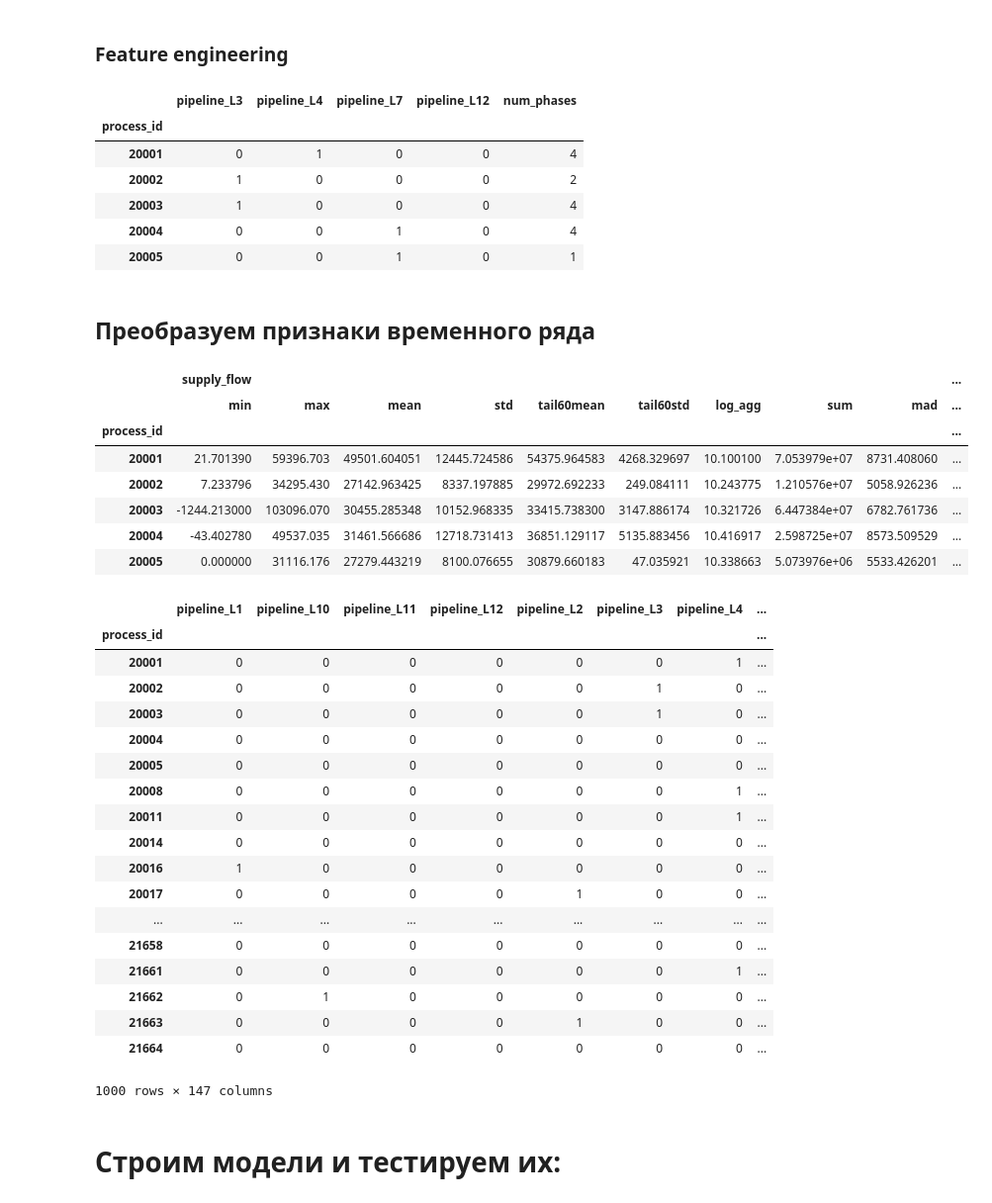
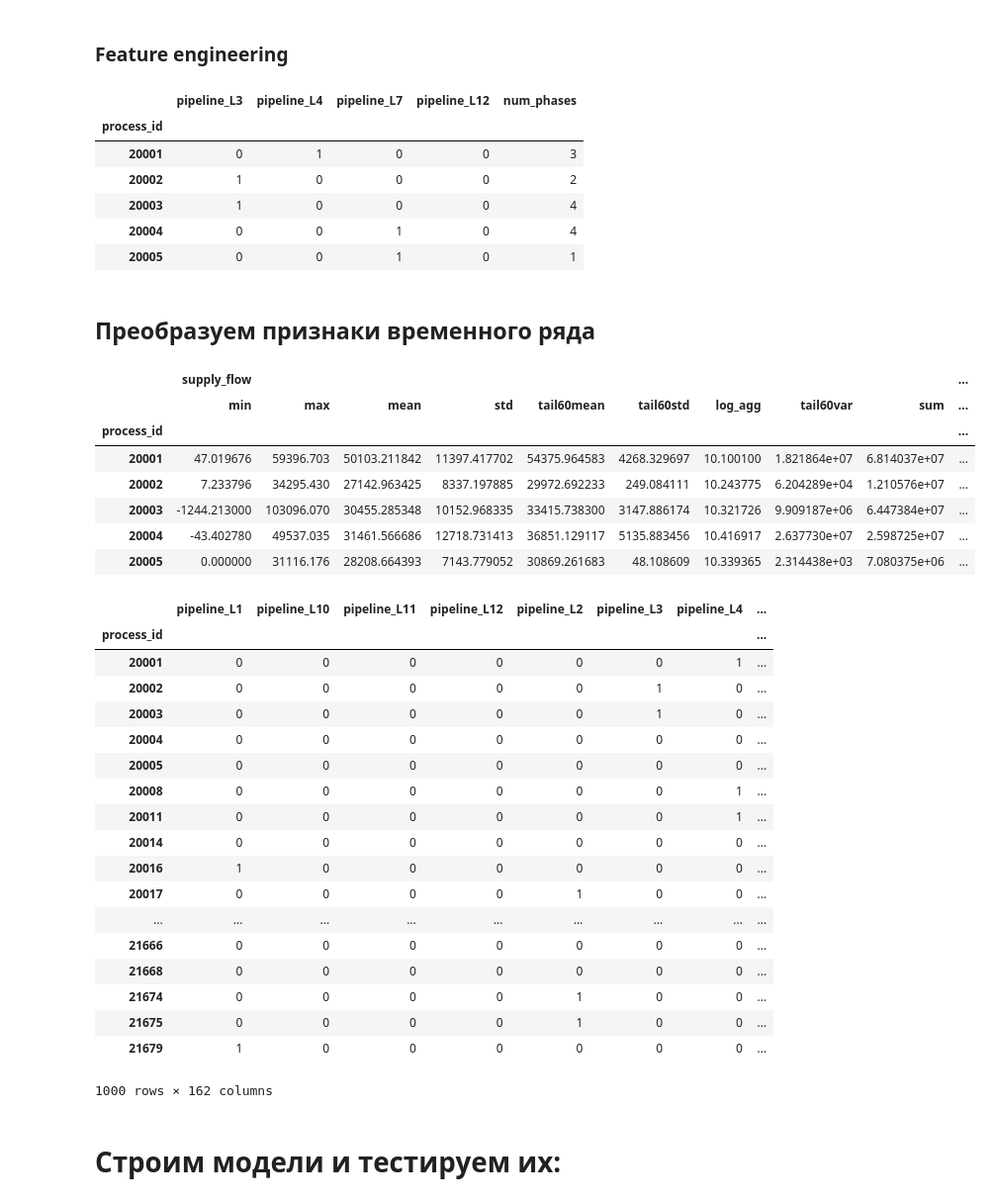
Before and after one commit to paniquex/MSU_2course_selection, a Jupyter notebook: first_task/Untitled.ipynb, the cells around one changed output. Shown at 99% size. Drawn from its saved outputs; the diff is of its cells as text; code cells hidden in the pictures.

```diff
--- a/first_task/Untitled.ipynb
+++ b/first_task/Untitled.ipynb
@@ -169,7 +169,7 @@ process_phases = train_data.process_phase.unique()
 rng = np.random.RandomState(13)
 to_keep = rng.choice(
                 process_phases,
-                size=np.int(len(process_phases) * 1),
+                size=np.int(len(process_phases) * 0.93),
                 replace=False)
 
 train_limited = train_data[train_data.process_phase.isin(to_keep)]
@@ -212,7 +212,7 @@ prep_metadata(train_limited.head(5000))
 # %% [output]
 |  | pipeline_L3 | pipeline_L4 | pipeline_L7 | pipeline_L12 | num_phases |
 | process_id |  |  |  |  |  |
-| 20001 | 0 | 1 | 0 | 0 | 4 |
+| 20001 | 0 | 1 | 0 | 0 | 3 |
 | 20002 | 1 | 0 | 0 | 0 | 2 |
 | 20003 | 1 | 0 | 0 | 0 | 4 |
 | 20004 | 0 | 0 | 1 | 0 | 4 |
@@ -257,40 +257,43 @@ def tail60std(x):
 
 def tail60median(x):
     return x.tail(60).median()
 
+def tail60var(x):
+    return x.tail(60).var()
 
 
 def log_agg(x):
     return np.log(abs(x.tail(1)) + 0.1)
 
 
 
 
 def prep_time_series_features(df, columns=None):
     if columns is None:
         columns = df.columns
 
     ts_df = df[ts_cols].set_index('process_id')
     # create features: min, max, mean, standard deviation, and mean of the last 50 observations
     ts_features = ts_df.groupby('process_id').aggregate(['min', 'max', 'mean', 'std',
                                                              tail60mean,
                                                              tail60std,
                                                              log_agg,
+                                                             tail60var,
                                                         'sum', 'mad'])
 
     return ts_features
 
 # show example for first 5,000 observations
 prep_time_series_features(train_limited.head(5000), columns=ts_cols)
 # %% [output]
 |  | supply_flow |  |  |  |  |  |  |  |  | ... |
-|  | min | max | mean | std | tail60mean | tail60std | log_agg | sum | mad | ... |
+|  | min | max | mean | std | tail60mean | tail60std | log_agg | tail60var | sum | ... |
 | process_id |  |  |  |  |  |  |  |  |  | ... |
-| 20001 | 21.701390 | 59396.703 | 49501.604051 | 12445.724586 | 54375.964583 | 4268.329697 | 10.100100 | 7.053979e+07 | 8731.408060 | ... |
-| 20002 | 7.233796 | 34295.430 | 27142.963425 | 8337.197885 | 29972.692233 | 249.084111 | 10.243775 | 1.210576e+07 | 5058.926236 | ... |
-| 20003 | -1244.213000 | 103096.070 | 30455.285348 | 10152.968335 | 33415.738300 | 3147.886174 | 10.321726 | 6.447384e+07 | 6782.761736 | ... |
-| 20004 | -43.402780 | 49537.035 | 31461.566686 | 12718.731413 | 36851.129117 | 5135.883456 | 10.416917 | 2.598725e+07 | 8573.509529 | ... |
-| 20005 | 0.000000 | 31116.176 | 27279.443219 | 8100.076655 | 30879.660183 | 47.035921 | 10.338663 | 5.073976e+06 | 5533.426201 | ... |
+| 20001 | 47.019676 | 59396.703 | 50103.211842 | 11397.417702 | 54375.964583 | 4268.329697 | 10.100100 | 1.821864e+07 | 6.814037e+07 | ... |
+| 20002 | 7.233796 | 34295.430 | 27142.963425 | 8337.197885 | 29972.692233 | 249.084111 | 10.243775 | 6.204289e+04 | 1.210576e+07 | ... |
+| 20003 | -1244.213000 | 103096.070 | 30455.285348 | 10152.968335 | 33415.738300 | 3147.886174 | 10.321726 | 9.909187e+06 | 6.447384e+07 | ... |
+| 20004 | -43.402780 | 49537.035 | 31461.566686 | 12718.731413 | 36851.129117 | 5135.883456 | 10.416917 | 2.637730e+07 | 2.598725e+07 | ... |
+| 20005 | 0.000000 | 31116.176 | 28208.664393 | 7143.779052 | 30869.261683 | 48.108609 | 10.339365 | 2.314438e+03 | 7.080375e+06 | ... |
 # %%
 def create_feature_matrix(df):
     metadata = prep_metadata(df)
@@ -317,12 +320,12 @@ train_features.head(1000)
 | 20016 | 1 | 0 | 0 | 0 | 0 | 0 | 0 | ... |
 | 20017 | 0 | 0 | 0 | 0 | 1 | 0 | 0 | ... |
 | ... | ... | ... | ... | ... | ... | ... | ... | ... |
-| 21658 | 0 | 0 | 0 | 0 | 0 | 0 | 0 | ... |
-| 21661 | 0 | 0 | 0 | 0 | 0 | 0 | 1 | ... |
-| 21662 | 0 | 1 | 0 | 0 | 0 | 0 | 0 | ... |
-| 21663 | 0 | 0 | 0 | 0 | 1 | 0 | 0 | ... |
-| 21664 | 0 | 0 | 0 | 0 | 0 | 0 | 0 | ... |
+| 21666 | 0 | 0 | 0 | 0 | 0 | 0 | 0 | ... |
+| 21668 | 0 | 0 | 0 | 0 | 0 | 0 | 0 | ... |
+| 21674 | 0 | 0 | 0 | 0 | 1 | 0 | 0 | ... |
+| 21675 | 0 | 0 | 0 | 0 | 1 | 0 | 0 | ... |
+| 21679 | 1 | 0 | 0 | 0 | 0 | 0 | 0 | ... |
-1000 rows × 147 columns
+1000 rows × 162 columns
 # %% [markdown]
 # Строим модели и тестируем их:
 # %% [markdown]
```
Also changed, not shown: parts of 14 cells of this notebook.
